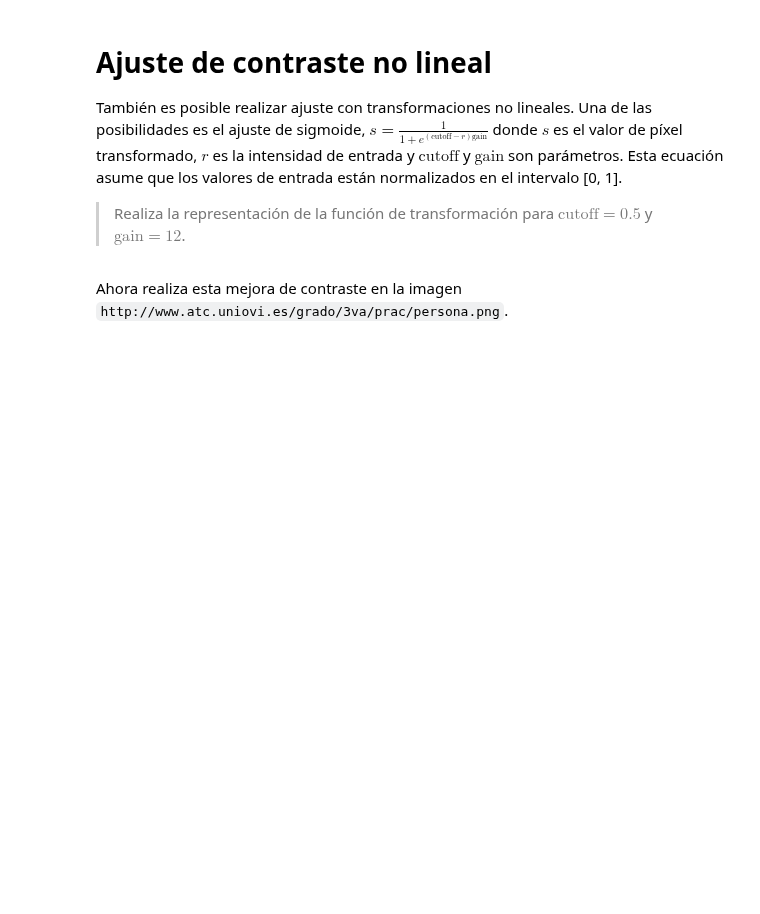
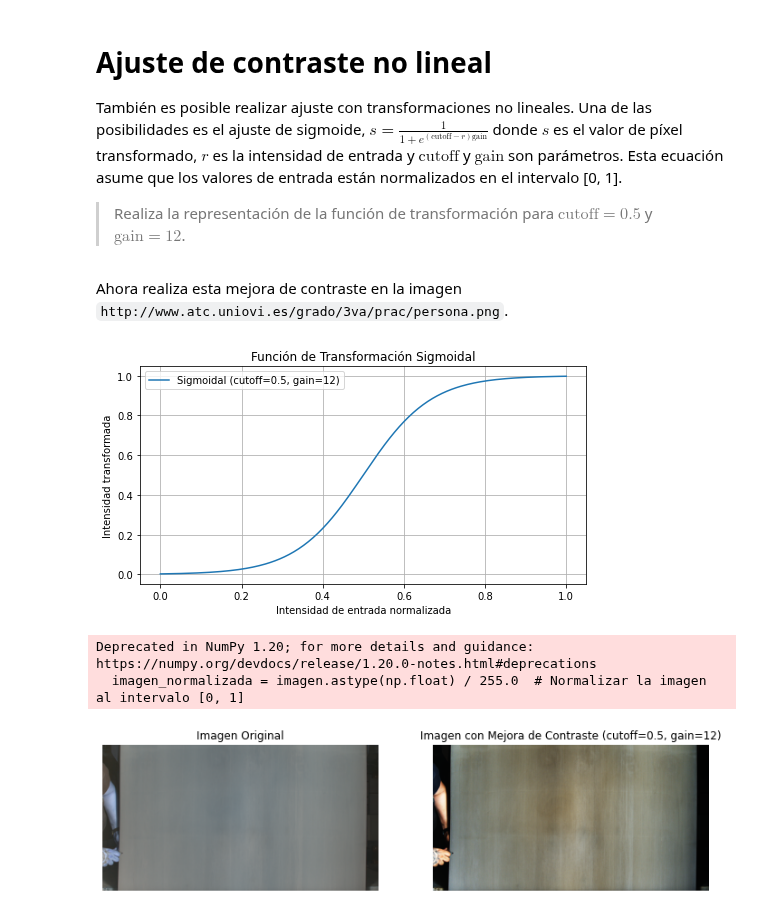
Before and after one commit to 288756/VisArtificial, a Jupyter notebook: Prac03_Brillo.ipynb, the cells around one changed output. Drawn from its saved outputs; the diff is of its cells as text; code cells hidden in the pictures; blank space fills up the shorter version.

```diff
--- a/Prac03_Brillo.ipynb
+++ b/Prac03_Brillo.ipynb
@@ -116,3 +171,52 @@ También es posible realizar ajuste con transformaciones no lineales. Una de las
 > Realiza la representación de la función de transformación para $\mathrm{cutoff} = 0.5$ y $\mathrm{gain} = 12$.
 # %% [markdown]
 Ahora realiza esta mejora de contraste en la imagen `http://www.atc.uniovi.es/grado/3va/prac/persona.png`.
+# %%
+import numpy as np
+import matplotlib.pyplot as plt
+import cv2
+from skimage import io
+
+def sigmoid_transform(r, cutoff, gain):
+    s = 1 / (1 + np.exp((cutoff - r) * gain))
+    return s
+
+# Representación de la función de transformación sigmoidal
+cutoff = 0.5
+gain = 12
+intensidades = np.linspace(0, 1, 256)
+transformaciones = sigmoid_transform(intensidades, cutoff, gain)
+
+plt.figure(figsize=(8, 4))
+plt.plot(intensidades, transformaciones, label=f'Sigmoidal (cutoff={cutoff}, gain={gain})')
+plt.title('Función de Transformación Sigmoidal')
+plt.xlabel('Intensidad de entrada normalizada')
+plt.ylabel('Intensidad transformada')
+plt.legend()
+plt.grid(True)
+plt.show()
+
+# Aplicar mejora de contraste a la imagen
+url_imagen = "http://www.atc.uniovi.es/grado/3va/prac/persona.png"
+imagen = io.imread(url_imagen)
+imagen_normalizada = imagen.astype(np.float) / 255.0  # Normalizar la imagen al intervalo [0, 1]
+imagen_transformada = sigmoid_transform(imagen_normalizada, cutoff, gain)
+
+# Visualizar las imágenes
+plt.figure(figsize=(12, 6))
+plt.subplot(1, 2, 1)
+plt.imshow(cv2.cvtColor(imagen, cv2.COLOR_BGR2RGB))
+plt.title('Imagen Original')
+plt.axis('off')
+
+plt.subplot(1, 2, 2)
+plt.imshow(imagen_transformada, cmap='gray')
+plt.title(f'Imagen con Mejora de Contraste (cutoff={cutoff}, gain={gain})')
+plt.axis('off')
+
+plt.show()
+# %% [output]
+[figure, added]
+Deprecated in NumPy 1.20; for more details and guidance: https://numpy.org/devdocs/release/1.20.0-notes.html#deprecations
+  imagen_normalizada = imagen.astype(np.float) / 255.0  # Normalizar la imagen al intervalo [0, 1]
+[figure, added]
```
Also changed, not shown: parts of 4 cells of this notebook.
